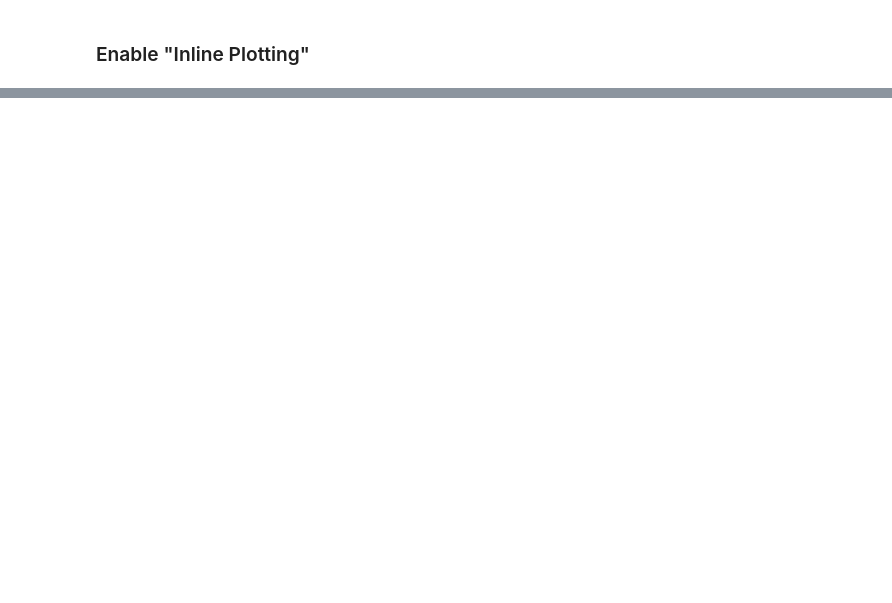
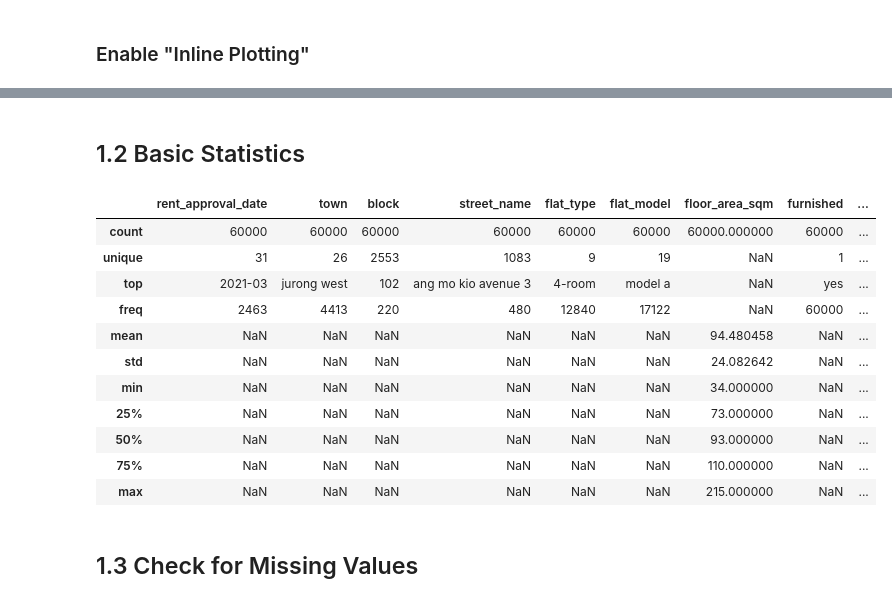
Before and after one commit to Andrewzhang217/CS5228, a Jupyter notebook: EDA.ipynb, the cells around one changed output, grey strips where cells are left out. Saved outputs shown, nothing was run; the diff lists cells and outputs as text; code cells hidden in the pictures; blank space fills up the shorter version.

```diff
--- a/EDA.ipynb
+++ b/EDA.ipynb
@@ -15,0 +27,20 @@ ModuleNotFoundError: No module named 'src'
+# %% [markdown]
+## 1.2 Basic Statistics
+# %%
+# Display basic statistics of the dataset
+new_data.describe(include='all')
+# %% [output]
+|  | rent_approval_date | town | block | street_name | flat_type | flat_model | floor_area_sqm | furnished | ... |
+| count | 60000 | 60000 | 60000 | 60000 | 60000 | 60000 | 60000.000000 | 60000 | ... |
+| unique | 31 | 26 | 2553 | 1083 | 9 | 19 | NaN | 1 | ... |
+| top | 2021-03 | jurong west | 102 | ang mo kio avenue 3 | 4-room | model a | NaN | yes | ... |
+| freq | 2463 | 4413 | 220 | 480 | 12840 | 17122 | NaN | 60000 | ... |
+| mean | NaN | NaN | NaN | NaN | NaN | NaN | 94.480458 | NaN | ... |
+| std | NaN | NaN | NaN | NaN | NaN | NaN | 24.082642 | NaN | ... |
+| min | NaN | NaN | NaN | NaN | NaN | NaN | 34.000000 | NaN | ... |
+| 25% | NaN | NaN | NaN | NaN | NaN | NaN | 73.000000 | NaN | ... |
+| 50% | NaN | NaN | NaN | NaN | NaN | NaN | 93.000000 | NaN | ... |
+| 75% | NaN | NaN | NaN | NaN | NaN | NaN | 110.000000 | NaN | ... |
+| max | NaN | NaN | NaN | NaN | NaN | NaN | 215.000000 | NaN | ... |
+# %% [markdown]
+## 1.3 Check for Missing Values
```
Also changed, not shown: parts of 13 cells of this notebook.
